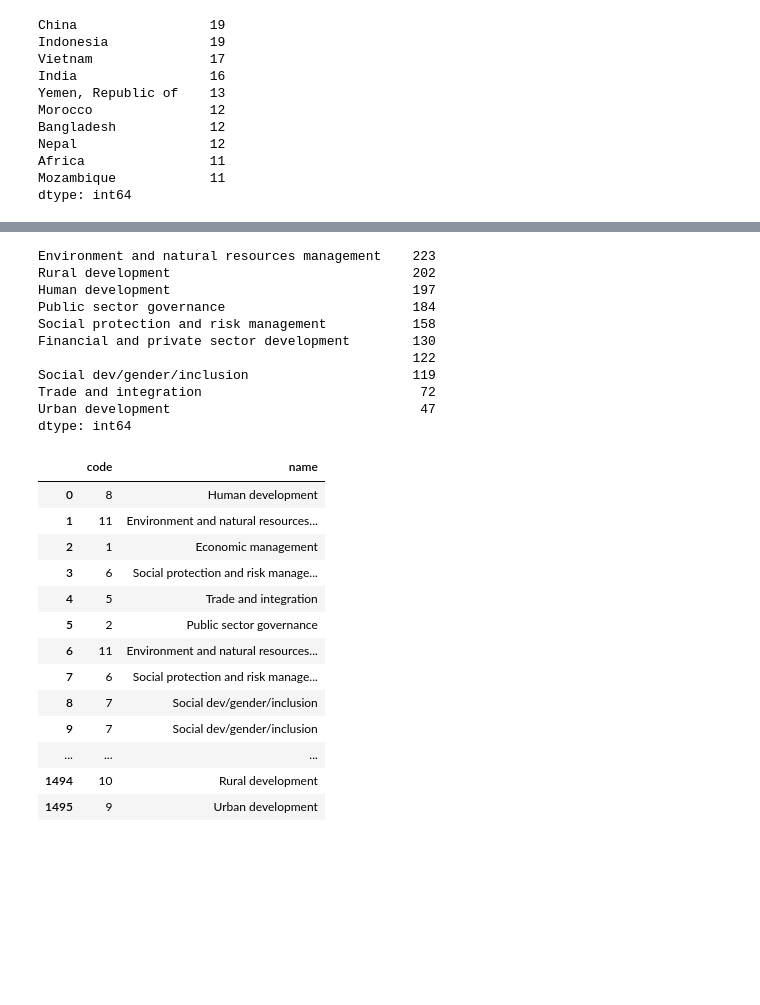
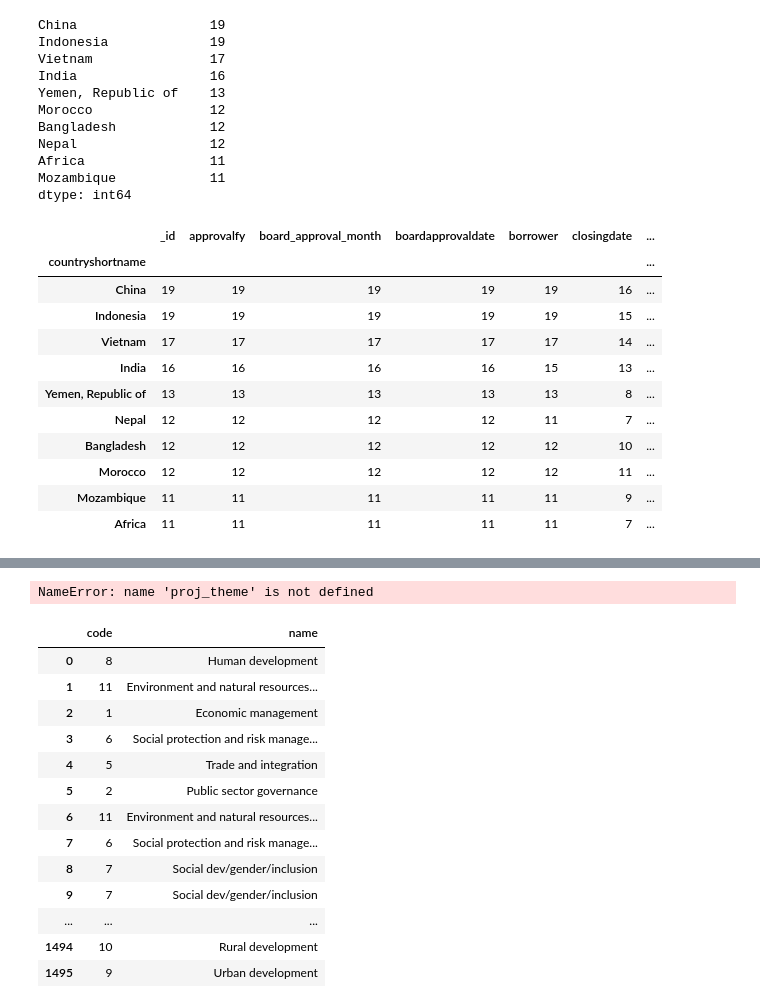
Before and after one commit to Sandy4321/sliderule, a Jupyter notebook: sliderule_dsi_json_exercise.ipynb, the cells around one changed output, grey strips where cells are left out. Saved outputs shown, nothing was run; the diff lists cells and outputs as text; code cells hidden in the pictures; blank space fills up the shorter version.

```diff
--- a/sliderule_dsi_json_exercise.ipynb
+++ b/sliderule_dsi_json_exercise.ipynb
@@ -118,7 +120,19 @@ Africa                11
 Mozambique            11
 dtype: int64
 # %%
-Answer as in dataframe
+#Answer as in dataframe
 top10_q1 = j.groupby('countryshortname').count().sort('approvalfy',ascending = False)
 top10_q1.head(10)
 # %% [output]
+|  | _id | approvalfy | board_approval_month | boardapprovaldate | borrower | closingdate | ... |
+| countryshortname |  |  |  |  |  |  | ... |
+| China | 19 | 19 | 19 | 19 | 19 | 16 | ... |
+| Indonesia | 19 | 19 | 19 | 19 | 19 | 15 | ... |
+| Vietnam | 17 | 17 | 17 | 17 | 17 | 14 | ... |
+| India | 16 | 16 | 16 | 16 | 15 | 13 | ... |
+| Yemen, Republic of | 13 | 13 | 13 | 13 | 13 | 8 | ... |
+| Nepal | 12 | 12 | 12 | 12 | 11 | 7 | ... |
+| Bangladesh | 12 | 12 | 12 | 12 | 12 | 10 | ... |
+| Morocco | 12 | 12 | 12 | 12 | 12 | 11 | ... |
+| Mozambique | 11 | 11 | 11 | 11 | 11 | 9 | ... |
+| Africa | 11 | 11 | 11 | 11 | 11 | 7 | ... |
@@ -129,23 +143,13 @@ SyntaxError: invalid syntax (<ipython-input-20-e6139b74c0b5>, line 1)
 string= []
 for item in j.mjtheme_namecode:
     string += item
-pp= json_normalize(string)
-pp.groupby([pp.name])
-h = (pp.name).value_counts().sort_index()#.plot(kind='bar')
-h.sort(ascending=False)
-h.head(10)
+p = json_normalize(string)
+p.groupby([p.name])
+p = (proj_theme.name).value_counts().sort_index()#.plot(kind='bar')
+p.sort(ascending=False)
+p.head(10)
 # %% [output]
-Environment and natural resources management    223
-Rural development                               202
-Human development                               197
-Public sector governance                        184
-Social protection and risk management           158
-Financial and private sector development        130
-                                                122
-Social dev/gender/inclusion                     119
-Trade and integration                            72
-Urban development                                47
-dtype: int64
+NameError: name 'proj_theme' is not defined
 # %%
 #Question 3
 
```
Also changed, not shown: parts of 2 cells of this notebook.
